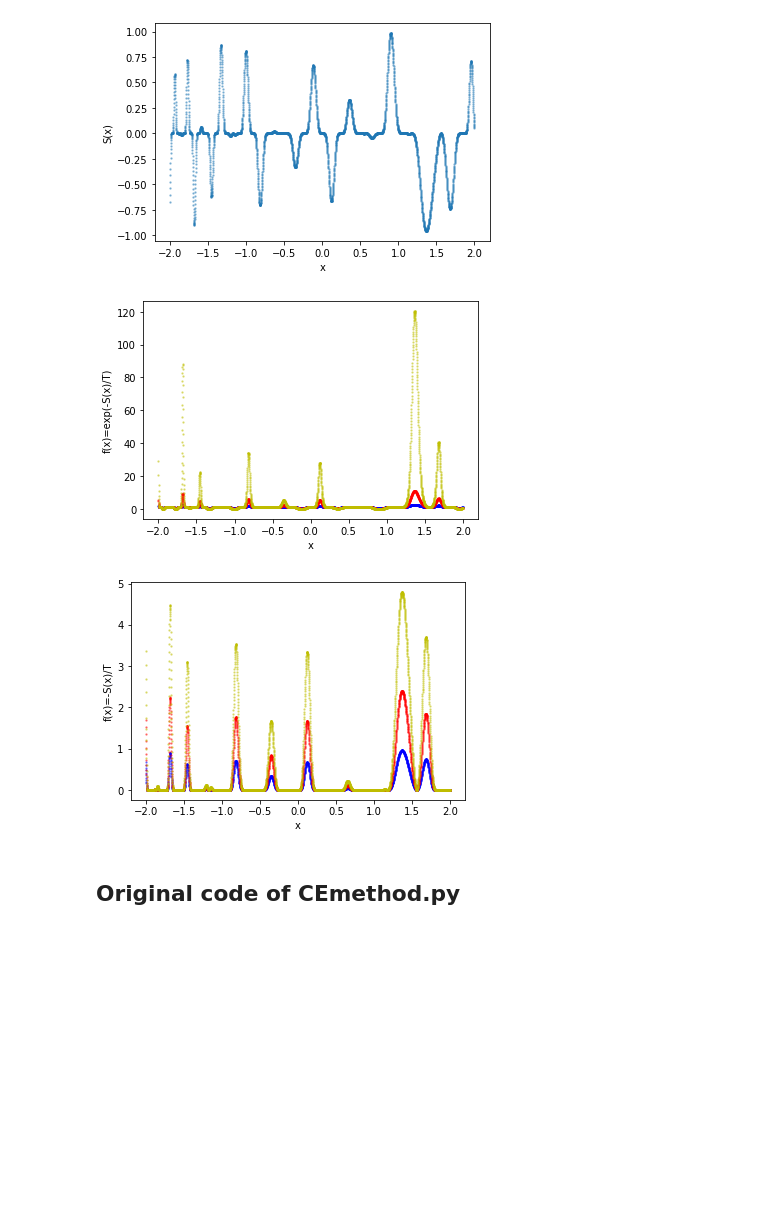
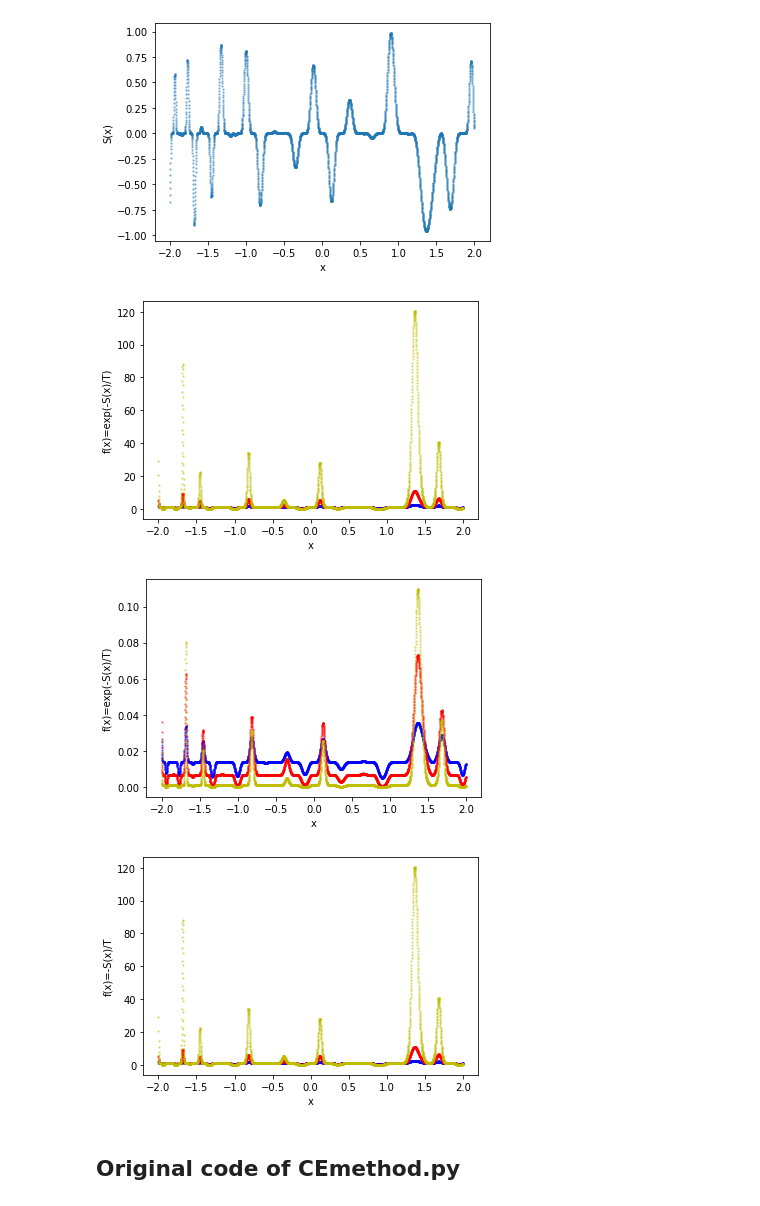
Before and after one commit to gnitnaw/Programs, a Jupyter notebook: Chapter3/simann.ipynb, the cells around one changed output. Drawn from its saved outputs; the diff is of its cells as text; code cells hidden in the pictures; blank space fills up the shorter version.

```diff
--- a/Chapter3/simann.ipynb
+++ b/Chapter3/simann.ipynb
@@ -65,26 +65,35 @@ plt.show()
 # %%
 yy_1 = np.exp(-yy)
 yy_2 = np.exp(-yy/0.4)
 yy_3 = np.exp(-yy/0.2)
+norm1 = np.linalg.norm(yy_1)
+norm2 = np.linalg.norm(yy_2)
+norm3 = np.linalg.norm(yy_3)
 plt.scatter(xx, yy_1, alpha =0.4,s =2, color='b')
 plt.scatter(xx, yy_2, alpha =0.4,s =2, color='r')
 plt.scatter(xx, yy_3, alpha =0.4,s =2, color='y')
 plt.xlabel('x')
 plt.ylabel('f(x)=exp(-S(x)/T)')
 plt.show()
 
-yy_1 = np.maximum(-yy, 0)
-yy_2 = np.maximum(-yy/0.4, 0)
-yy_3 = np.maximum(-yy/0.2, 0)
+## Tried to normalize
+plt.scatter(xx, yy_1/norm1, alpha =0.4,s =2, color='b')
+plt.scatter(xx, yy_2/norm2, alpha =0.4,s =2, color='r')
+plt.scatter(xx, yy_3/norm3, alpha =0.4,s =2, color='y')
+plt.xlabel('x')
+plt.ylabel('f(x)=exp(-S(x)/T)')
+plt.show()
+
 plt.scatter(xx, yy_1, alpha =0.4,s =2, color='b')
 plt.scatter(xx, yy_2, alpha =0.4,s =2, color='r')
 plt.scatter(xx, yy_3, alpha =0.4,s =2, color='y')
 plt.xlabel('x')
 plt.ylabel('f(x)=-S(x)/T')
 plt.show()
 # %% [output]
 [figure]
-[figure, old version]
+[figure, new version]
+[figure, added]
 # %% [markdown]
 ## Original code of CEmethod.py
 # %%
```
Also changed, not shown: parts of 1 cell of this notebook.
